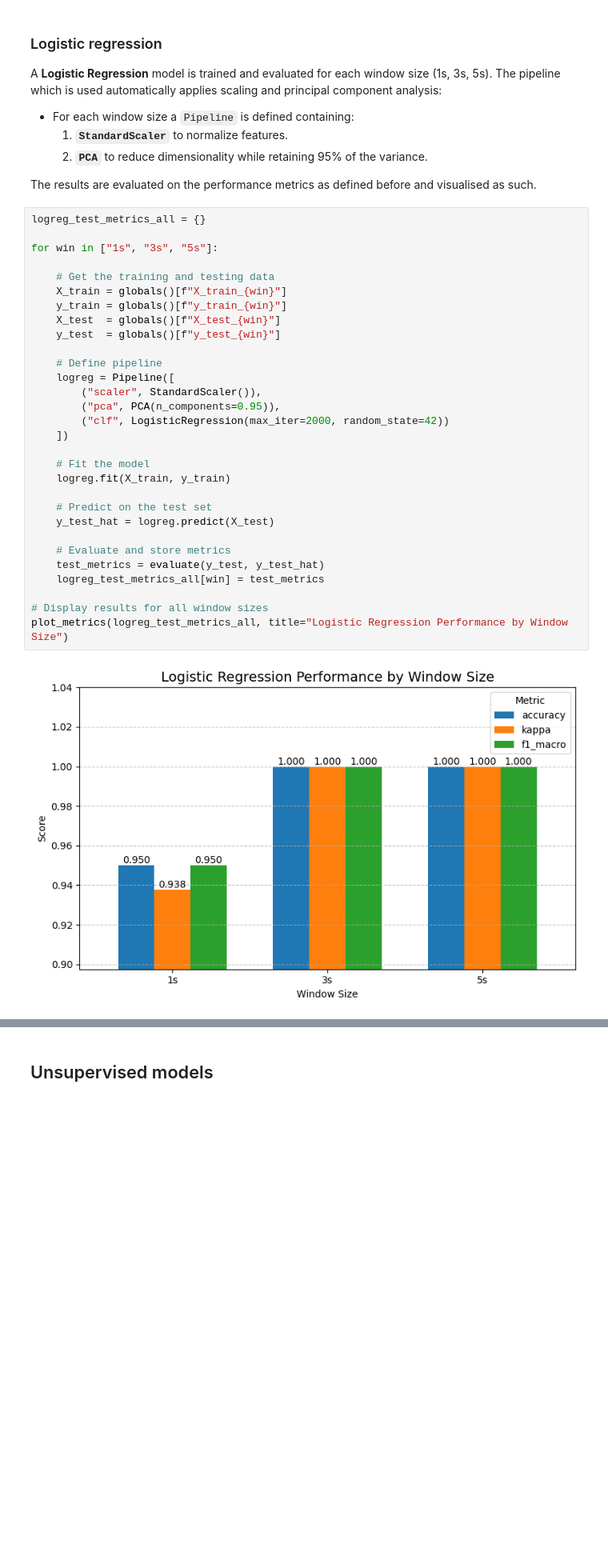
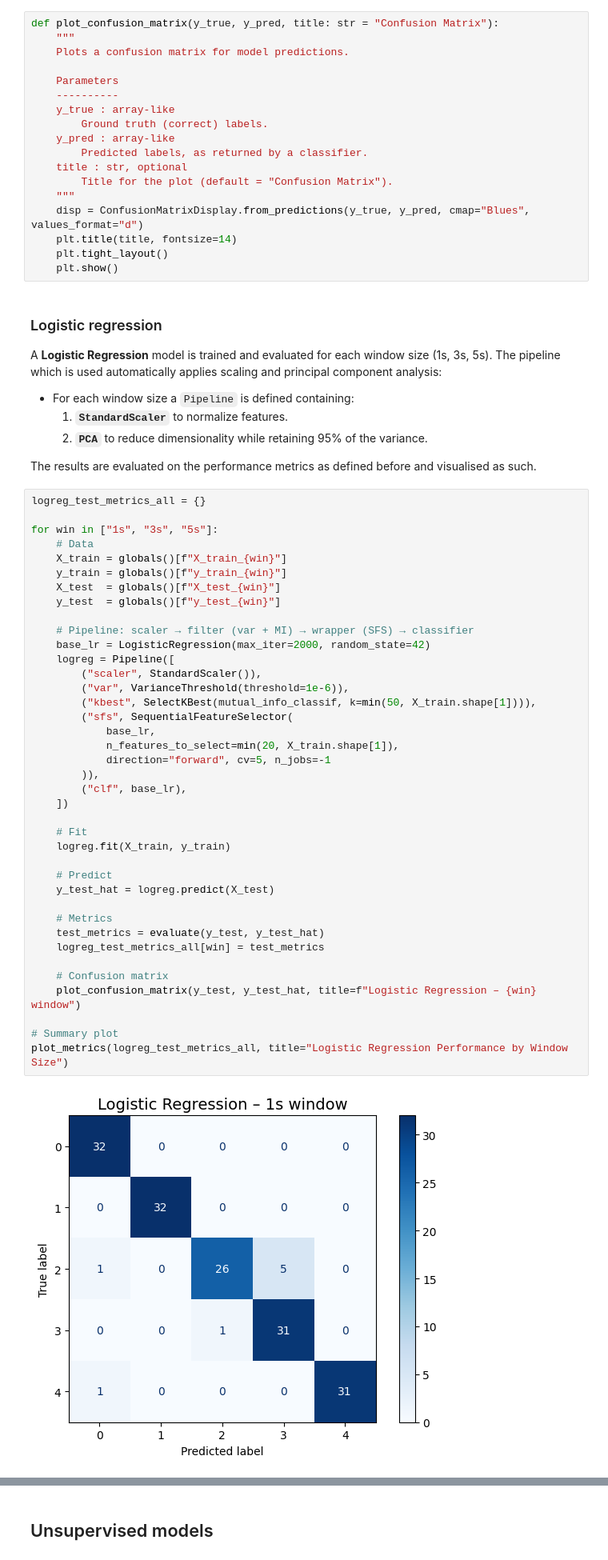
Before and after one commit to OfferPi/5ARE0-ActivityRecognition, a Jupyter notebook: group13_activity_recognition.ipynb, the cells around one changed output, grey strips where cells are left out. Shown at 80% size. Cells and saved outputs as stored; diff of their text form; blank space fills up the shorter version.

```diff
--- a/group13_activity_recognition.ipynb
+++ b/group13_activity_recognition.ipynb
@@ -1290,3 +1376,21 @@ def plot_metrics(metrics_dict: dict, title: str = "Performance Metrics by Window
+# %%
+def plot_confusion_matrix(y_true, y_pred, title: str = "Confusion Matrix"):
+    """
+    Plots a confusion matrix for model predictions.
+
+    Parameters
+    ----------
+    y_true : array-like
+        Ground truth (correct) labels.
+    y_pred : array-like
+        Predicted labels, as returned by a classifier.
+    title : str, optional
+        Title for the plot (default = "Confusion Matrix").
+    """
+    disp = ConfusionMatrixDisplay.from_predictions(y_true, y_pred, cmap="Blues", values_format="d")
+    plt.title(title, fontsize=14)
+    plt.tight_layout()
+    plt.show()
 # %% [markdown]
 ### Logistic regression
 
@@ -1300,32 +1404,41 @@ The results are evaluated on the performance metrics as defined before and visua
 # %%
 logreg_test_metrics_all = {}
 
 for win in ["1s", "3s", "5s"]:
-
-    # Get the training and testing data
+    # Data
     X_train = globals()[f"X_train_{win}"]
     y_train = globals()[f"y_train_{win}"]
     X_test  = globals()[f"X_test_{win}"]
     y_test  = globals()[f"y_test_{win}"]
 
-    # Define pipeline
+    # Pipeline: scaler → filter (var + MI) → wrapper (SFS) → classifier
+    base_lr = LogisticRegression(max_iter=2000, random_state=42)
     logreg = Pipeline([
         ("scaler", StandardScaler()),
-        ("pca", PCA(n_components=0.95)),
-        ("clf", LogisticRegression(max_iter=2000, random_state=42))
+        ("var", VarianceThreshold(threshold=1e-6)),
+        ("kbest", SelectKBest(mutual_info_classif, k=min(50, X_train.shape[1]))),
+        ("sfs", SequentialFeatureSelector(
+            base_lr,
+            n_features_to_select=min(20, X_train.shape[1]),
+            direction="forward", cv=5, n_jobs=-1
+        )),
+        ("clf", base_lr),
     ])
 
-    # Fit the model
+    # Fit
     logreg.fit(X_train, y_train)
 
-    # Predict on the test set
+    # Predict
     y_test_hat = logreg.predict(X_test)
 
-    # Evaluate and store metrics
+    # Metrics
     test_metrics = evaluate(y_test, y_test_hat)
     logreg_test_metrics_all[win] = test_metrics
 
-# Display results for all window sizes
+    # Confusion matrix
+    plot_confusion_matrix(y_test, y_test_hat, title=f"Logistic Regression – {win} window")
+
+# Summary plot
 plot_metrics(logreg_test_metrics_all, title="Logistic Regression Performance by Window Size")
 # %% [output]
-[figure, old version]
+[figure, new version]
```
Also changed, not shown: parts of 21 cells of this notebook.
